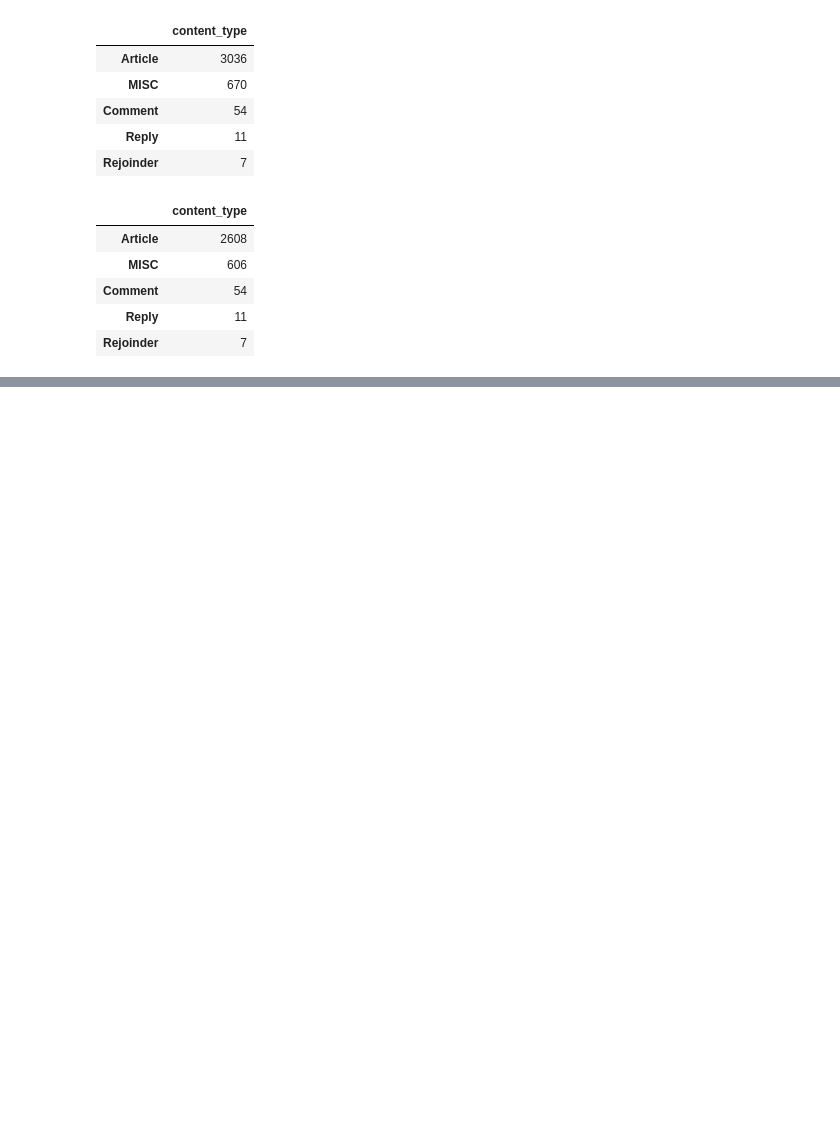
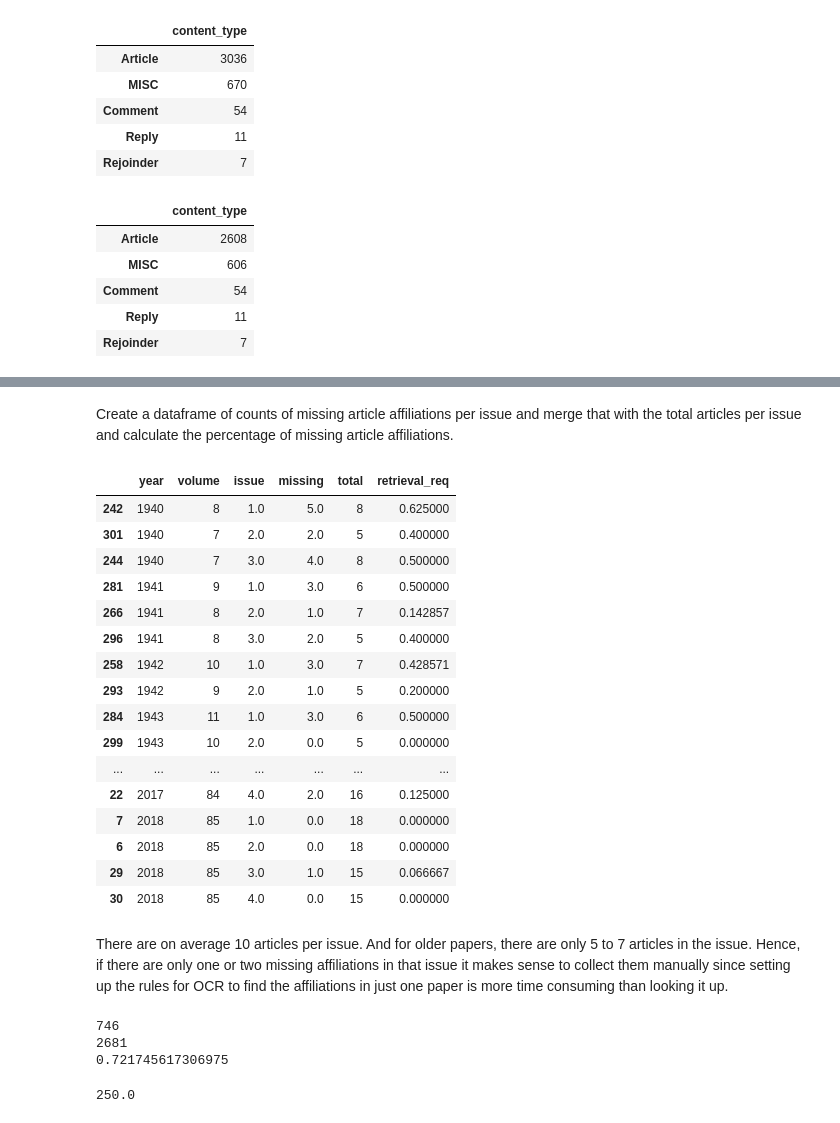
Before and after one commit to sjwu1235/Thesis, a Jupyter notebook: RES cleaning.ipynb, the cells around one changed output, grey strips where cells are left out. Drawn from its saved outputs; the diff is of its cells as text; code cells hidden in the pictures; blank space fills up the shorter version.

```diff
--- a/RES cleaning.ipynb
+++ b/RES cleaning.ipynb
@@ -210,0 +235,4 @@ result.to_excel(saveas, index=False)
+# %%
+Merged=pd.merge(cleaned, scopus, on=['year', 'issue','volume','pages'], how='left')
+pd.set_option('display.max_columns', None)
+pd.set_option('display.max_rows', None)
@@ -210,0 +435,43 @@ result.to_excel(saveas, index=False)
+# %%
+sc_aff=Merged[(Merged['affiliations'].isnull()==False) & (Merged['content_type']!='MISC')][['year','volume','issue']].value_counts()
+js_aff=Merged[(Merged['content_type']!='MISC')][['year','volume','issue']].value_counts()
+# %% [markdown]
+Create a dataframe of counts of missing article affiliations per issue and merge that with the total articles per issue and calculate the percentage of missing article affiliations.
+# %%
+difference=pd.DataFrame(js_aff-sc_aff).reset_index()  #get difference
+difference=pd.merge(difference, js_aff.reset_index(), on=['year', 'issue','volume'], how='right').sort_values(['year','issue','volume'])
+difference['retrieval_req']=difference['0_x']/difference['0_y']
+difference.rename(columns = {'0_x':'missing', '0_y':'total'}, inplace = True)
+difference['retrieval_req'] = difference['retrieval_req'].fillna(1)
+difference[difference['year']>=1940] # if missing is NaN that means the whole issue is missing.
+# %% [output]
+|  | year | volume | issue | missing | total | retrieval_req |
+| 242 | 1940 | 8 | 1.0 | 5.0 | 8 | 0.625000 |
+| 301 | 1940 | 7 | 2.0 | 2.0 | 5 | 0.400000 |
+| 244 | 1940 | 7 | 3.0 | 4.0 | 8 | 0.500000 |
+| 281 | 1941 | 9 | 1.0 | 3.0 | 6 | 0.500000 |
+| 266 | 1941 | 8 | 2.0 | 1.0 | 7 | 0.142857 |
+| 296 | 1941 | 8 | 3.0 | 2.0 | 5 | 0.400000 |
+| 258 | 1942 | 10 | 1.0 | 3.0 | 7 | 0.428571 |
+| 293 | 1942 | 9 | 2.0 | 1.0 | 5 | 0.200000 |
+| 284 | 1943 | 11 | 1.0 | 3.0 | 6 | 0.500000 |
+| 299 | 1943 | 10 | 2.0 | 0.0 | 5 | 0.000000 |
+| ... | ... | ... | ... | ... | ... | ... |
+| 22 | 2017 | 84 | 4.0 | 2.0 | 16 | 0.125000 |
+| 7 | 2018 | 85 | 1.0 | 0.0 | 18 | 0.000000 |
+| 6 | 2018 | 85 | 2.0 | 0.0 | 18 | 0.000000 |
+| 29 | 2018 | 85 | 3.0 | 1.0 | 15 | 0.066667 |
+| 30 | 2018 | 85 | 4.0 | 0.0 | 15 | 0.000000 |
+# %% [markdown]
+There are on average 10 articles per issue. And for older papers, there are only 5 to 7 articles in the issue. Hence, if there are only one or two missing affiliations in that issue it makes sense to collect them manually since setting up the rules for OCR to find the affiliations in just one paper is more time consuming than looking it up.
+# %%
+check_aff=Merged[(Merged['content_type']!='MISC')&(Merged['year']>=1940)&(Merged['year']<=2010)] #restrict to 1940 to 2010
+print(sum(check_aff['affiliations'].isnull())) #number of missing in time period
+print(check_aff.shape[0]) #total articles in 194o to 2010
+print(1-(sum(check_aff['affiliations'].isnull())/check_aff.shape[0])) #percentage coverage
+sum(difference[difference['retrieval_req']<0.5]['missing']) #manual work expected
+# %% [output]
+746
+2681
+0.721745617306975
+250.0
```
Also changed, not shown: parts of 41 cells of this notebook.
